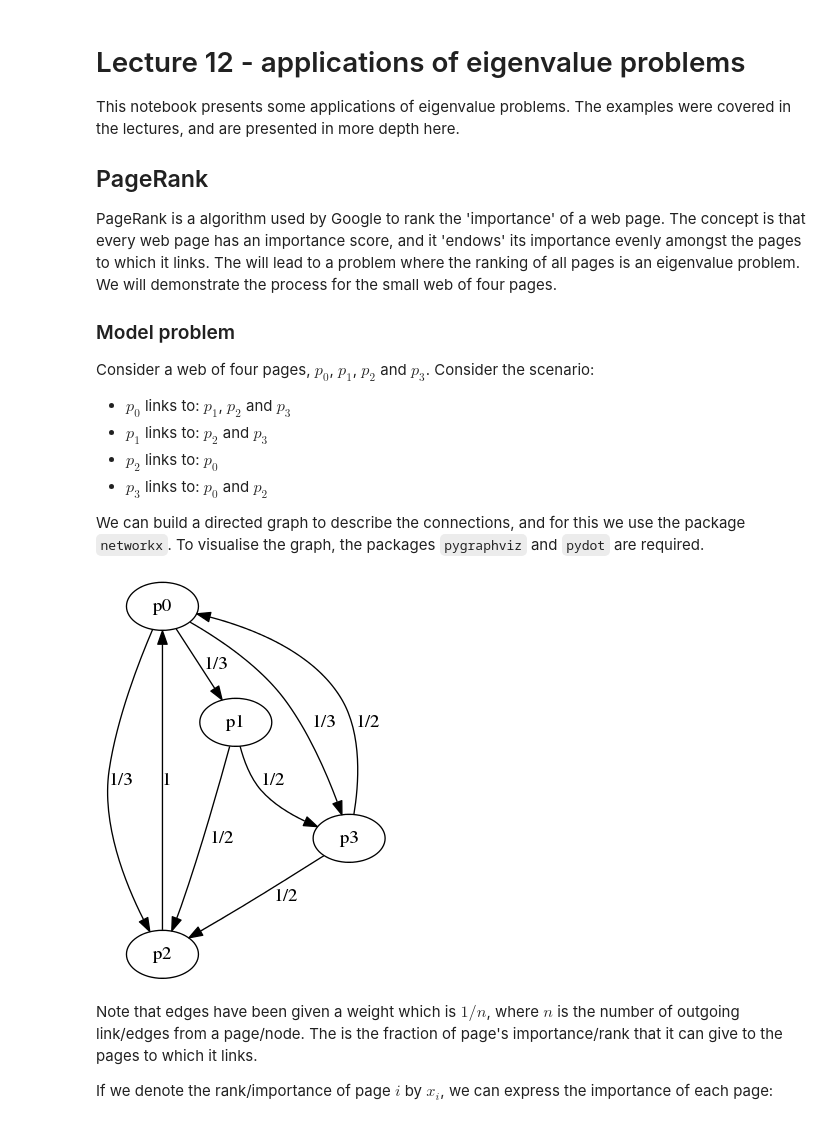
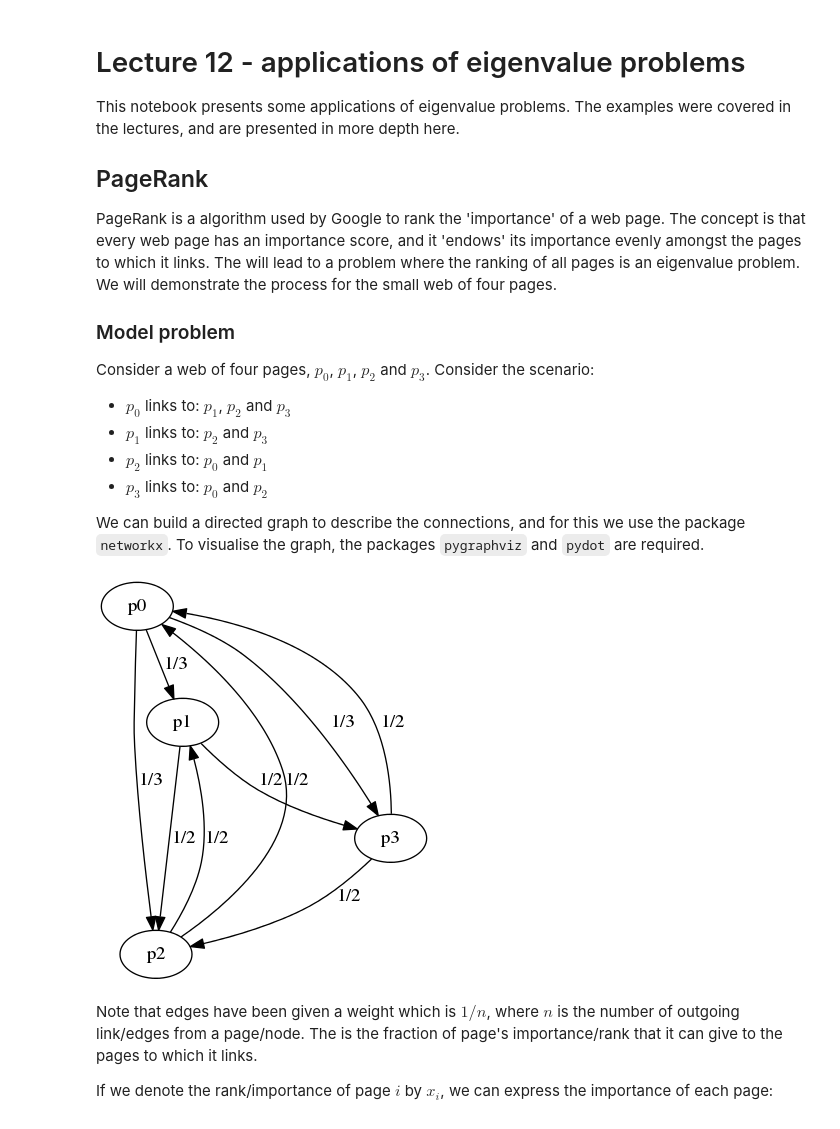
Before and after one commit to garth-wells/IA-maths-Jupyter, a Jupyter notebook: notebooks/Lecture12.ipynb, the cells around one changed output. Cells and saved outputs as stored; diff of their text form; code cells hidden in the pictures.

```diff
--- a/notebooks/Lecture12.ipynb
+++ b/notebooks/Lecture12.ipynb
@@ -14,41 +14,42 @@ Consider a web of four pages, $p_{0}$, $p_{1}$, $p_{2}$ and $p_{3}$. Consider th
 
 - $p_{0}$ links to: $p_{1}$, $p_{2}$ and $p_{3}$
 - $p_{1}$ links to: $p_{2}$ and $p_{3}$
-- $p_{2}$ links to: $p_{0}$
+- $p_{2}$ links to: $p_{0}$ and $p_{1}$
 - $p_{3}$ links to: $p_{0}$ and $p_{2}$
 
 We can build a directed graph to describe the connections, and for this we use the package `networkx`. To visualise the graph, the packages `pygraphviz` and `pydot` are required.
 # %%
 import networkx as nx
 
 # Create a directed networkx graph
 G = nx.DiGraph()
 
 # Add web pages (graph nodes)
 for i in range(4):
    G.add_node(i, label="p" + str(i))
 
 # Add outgoing web links with weights (directed graph edges)
 G.add_edge(0, 1, weight=1.0/3.0, label="1/3")
 G.add_edge(0, 2, weight=1.0/3.0, label="1/3")
 G.add_edge(0, 3, weight=1.0/3.0, label="1/3")
 
 G.add_edge(1, 2, weight=1.0/2.0, label="1/2")
 G.add_edge(1, 3, weight=1.0/2.0, label="1/2")
 
-G.add_edge(2, 0, weight=1.0, label="1")
+G.add_edge(2, 0, weight=1.0/2.0, label="1/2")
+G.add_edge(2, 1, weight=1.0/2.0, label="1/2")
 
 G.add_edge(3, 0, weight=1.0/2.0, label="1/2")
 G.add_edge(3, 2, weight=1.0/2.0, label="1/2")
 
 # To plot graph, convert to a PyGraphviz graph for drawing
 Ag = nx.to_agraph(G)
 Ag.layout(prog='dot')
 Ag.draw('test.png')
 from IPython.display import Image
 Image('test.png')
 # %% [output]
-[figure, old version]
+[figure, new version]
 # %% [markdown]
 Note that edges have been given a weight which is $1/n$, where $n$ is the number of outgoing link/edges from a page/node. The is the fraction of page's importance/rank that it can give to the pages to which it links.
 
```
Also changed, not shown: parts of 3 cells of this notebook.
